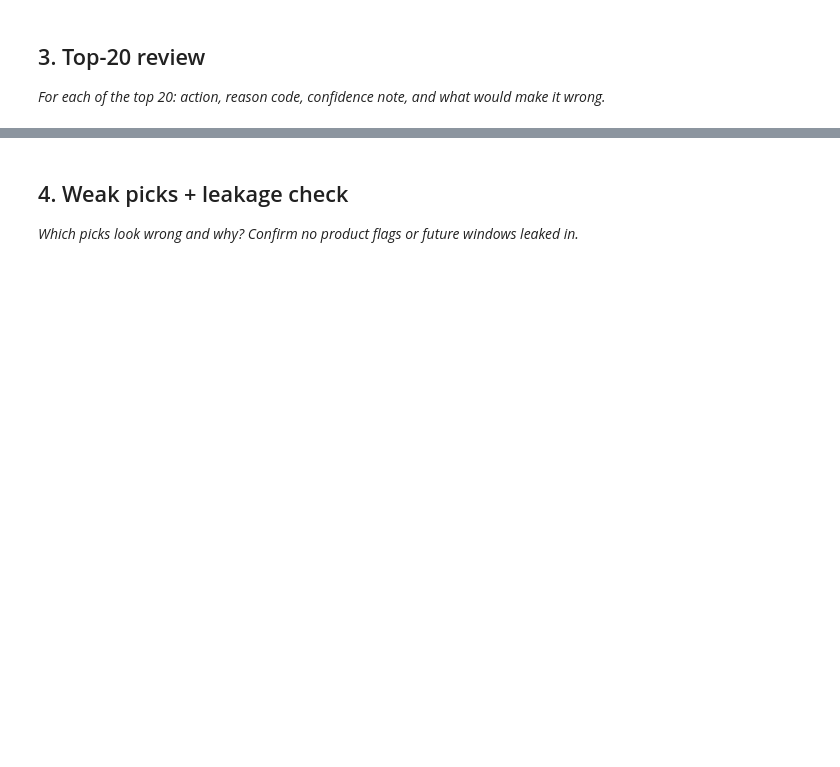
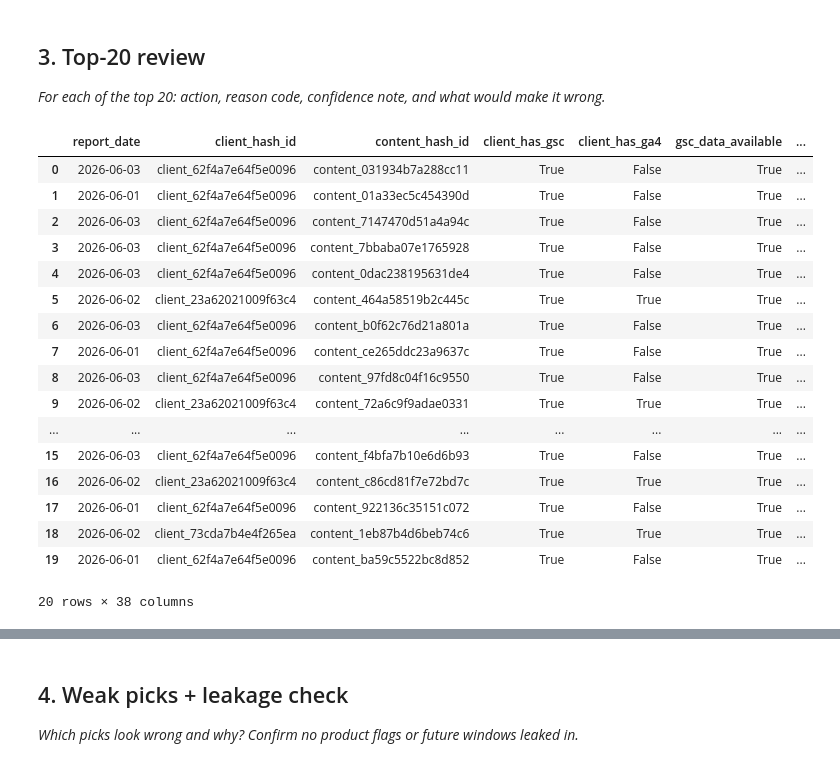
Before and after one commit to jawad66108/flyrank_ML_internship, a Jupyter notebook: work/notebooks/w04_baseline_score.ipynb, the cells around one changed output, grey strips where cells are left out. Drawn from its saved outputs; the diff is of its cells as text; code cells hidden in the pictures; blank space fills up the shorter version.

```diff
--- a/work/notebooks/w04_baseline_score.ipynb
+++ b/work/notebooks/w04_baseline_score.ipynb
@@ -15,0 +71,13 @@ This skeleton is yours to fill. Work the sections **in order** — each one has
+# %%
+import pandas as pd
+import os
+
+# Load daily performance sample
+df = con.sql(f"""
+SELECT *
+FROM {TABLES['fact_daily_sample']}
+LIMIT 200000
+""").df()
+
+print(df.shape)
+df.head()
@@ -29,0 +183,57 @@ This skeleton is yours to fill. Work the sections **in order** — each one has
+# %%
+# This cell is for CODE (numbers, a query, a check).
+# Write your text answer in the cell ABOVE this one — typing sentences here breaks Run All.
+top20 = df.head(20).copy()
+
+
+def action(reason):
+    if reason == "HIGH_IMPRESSIONS_LOW_CTR":
+        return "Improve title/meta description and search snippet"
+
+    elif reason == "RANKING_IMPROVEMENT":
+        return "Optimize content to improve ranking"
+
+    elif reason == "GROWTH_OPPORTUNITY":
+        return "Expand content and target related queries"
+
+    else:
+        return "Monitor performance"
+
+
+top20["action"] = top20["reason_code"].apply(action)
+
+top20["confidence_note"] = (
+    "Medium confidence based on observed impressions, clicks and ranking signals"
+)
+
+top20["what_would_make_it_wrong"] = (
+    "Could be incorrect if seasonality, tracking gaps, or business priorities differ"
+)
+
+
+top20.to_csv(
+    "work/outputs/top20_review.csv",
+    index=False
+)
+
+
+top20
+# %% [output]
+|  | report_date | client_hash_id | content_hash_id | client_has_gsc | client_has_ga4 | gsc_data_available | ... |
+| 0 | 2026-06-03 | client_62f4a7e64f5e0096 | content_031934b7a288cc11 | True | False | True | ... |
+| 1 | 2026-06-01 | client_62f4a7e64f5e0096 | content_01a33ec5c454390d | True | False | True | ... |
+| 2 | 2026-06-03 | client_62f4a7e64f5e0096 | content_7147470d51a4a94c | True | False | True | ... |
+| 3 | 2026-06-03 | client_62f4a7e64f5e0096 | content_7bbaba07e1765928 | True | False | True | ... |
+| 4 | 2026-06-03 | client_62f4a7e64f5e0096 | content_0dac238195631de4 | True | False | True | ... |
+| 5 | 2026-06-02 | client_23a62021009f63c4 | content_464a58519b2c445c | True | True | True | ... |
+| 6 | 2026-06-03 | client_62f4a7e64f5e0096 | content_b0f62c76d21a801a | True | False | True | ... |
+| 7 | 2026-06-01 | client_62f4a7e64f5e0096 | content_ce265ddc23a9637c | True | False | True | ... |
+| 8 | 2026-06-03 | client_62f4a7e64f5e0096 | content_97fd8c04f16c9550 | True | False | True | ... |
+| 9 | 2026-06-02 | client_23a62021009f63c4 | content_72a6c9f9adae0331 | True | True | True | ... |
+| ... | ... | ... | ... | ... | ... | ... | ... |
+| 15 | 2026-06-03 | client_62f4a7e64f5e0096 | content_f4bfa7b10e6d6b93 | True | False | True | ... |
+| 16 | 2026-06-02 | client_23a62021009f63c4 | content_c86cd81f7e72bd7c | True | True | True | ... |
+| 17 | 2026-06-01 | client_62f4a7e64f5e0096 | content_922136c35151c072 | True | False | True | ... |
+| 18 | 2026-06-02 | client_73cda7b4e4f265ea | content_1eb87b4d6beb74c6 | True | True | True | ... |
+| 19 | 2026-06-01 | client_62f4a7e64f5e0096 | content_ba59c5522bc8d852 | True | False | True | ... |
+20 rows × 38 columns
```
Also changed, not shown: parts of 13 cells of this notebook.
